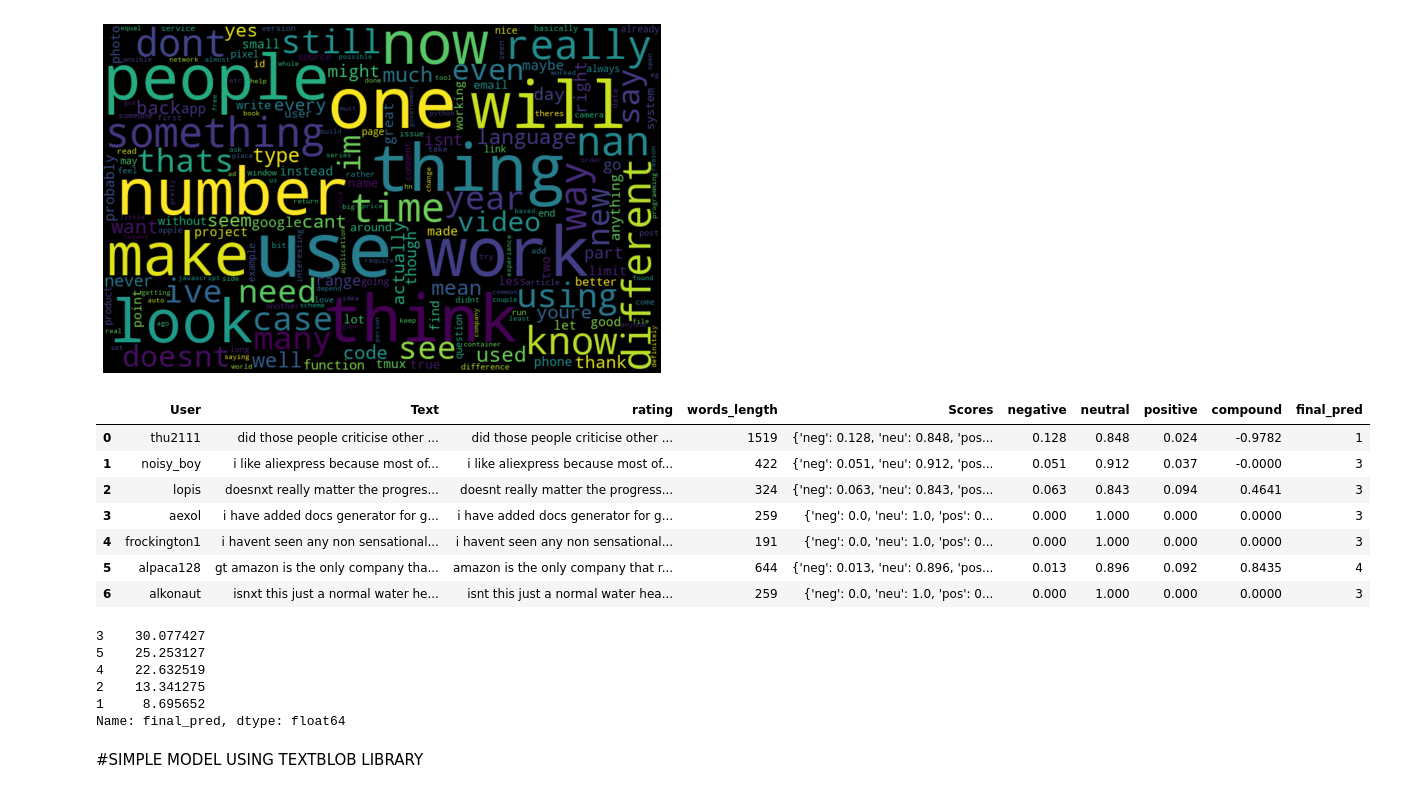
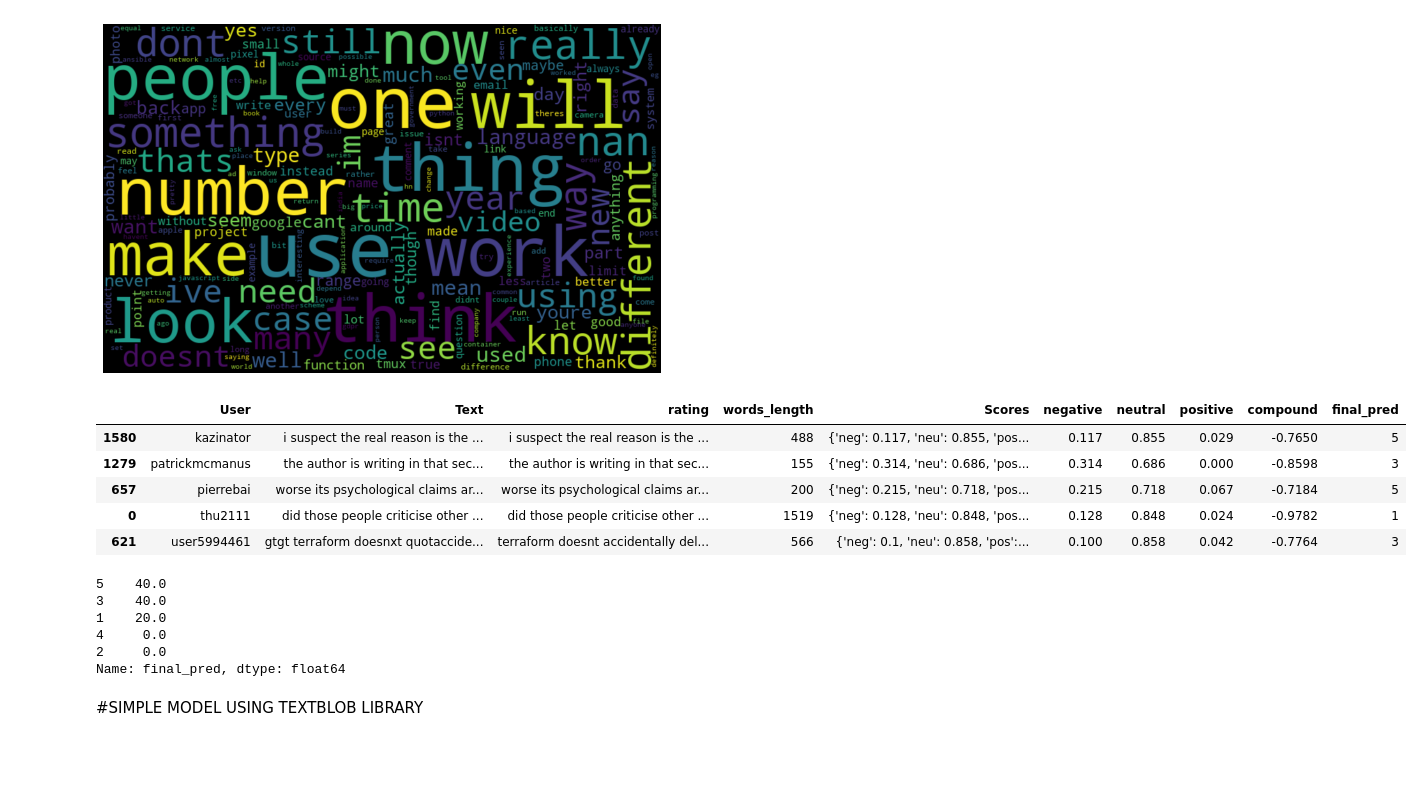
Before and after one commit to Build-Week-Saltiest-Hack-News-Trolls-2/datascience, a Jupyter notebook: Sentimental_Analysis_pre_model.ipynb, the cells around one changed output. Cells and saved outputs as stored; diff of their text form; code cells hidden in the pictures; blank space fills up the shorter version.

```diff
--- a/Sentimental_Analysis_pre_model.ipynb
+++ b/Sentimental_Analysis_pre_model.ipynb
@@ -186,31 +187,34 @@ plt.show()
 # %% [output]
 [figure]
 # %%
-# Calculate Vader sentiment score
-df['final_score'] = df['Text'].apply(lambda x: score_vader(x, vader))
+#Model to se final prediction
+Model = SentimentIntensityAnalyzer()
+def score(sentence, Model):
+    return Model.polarity_scores(sentence)['compound']
+
+# Sentiment score
+df['final_score'] = df['Text'].apply(lambda x: score(x, Model))
 
 #Discretize variable into equal-sized buckets based on rank or based on sample quantiles.
 df['final_pred'] = pd.cut(df['final_score'], bins=5, labels=[1, 2, 3, 4, 5])
-df = df.drop('final_score', axis=1)
-df.head(7)
+df = df.drop('final_score', axis=1).sort_values(by=['User']).iloc[:5]
+df
 # %% [output]
 |  | User | Text | rating | words_length | Scores | negative | neutral | positive | compound | final_pred |
+| 1580 | kazinator | i suspect the real reason is the ... | i suspect the real reason is the ... | 488 | {'neg': 0.117, 'neu': 0.855, 'pos... | 0.117 | 0.855 | 0.029 | -0.7650 | 5 |
+| 1279 | patrickmcmanus | the author is writing in that sec... | the author is writing in that sec... | 155 | {'neg': 0.314, 'neu': 0.686, 'pos... | 0.314 | 0.686 | 0.000 | -0.8598 | 3 |
+| 657 | pierrebai | worse its psychological claims ar... | worse its psychological claims ar... | 200 | {'neg': 0.215, 'neu': 0.718, 'pos... | 0.215 | 0.718 | 0.067 | -0.7184 | 5 |
 | 0 | thu2111 | did those people criticise other ... | did those people criticise other ... | 1519 | {'neg': 0.128, 'neu': 0.848, 'pos... | 0.128 | 0.848 | 0.024 | -0.9782 | 1 |
-| 1 | noisy_boy | i like aliexpress because most of... | i like aliexpress because most of... | 422 | {'neg': 0.051, 'neu': 0.912, 'pos... | 0.051 | 0.912 | 0.037 | -0.0000 | 3 |
-| 2 | lopis | doesnxt really matter the progres... | doesnt really matter the progress... | 324 | {'neg': 0.063, 'neu': 0.843, 'pos... | 0.063 | 0.843 | 0.094 | 0.4641 | 3 |
-| 3 | aexol | i have added docs generator for g... | i have added docs generator for g... | 259 | {'neg': 0.0, 'neu': 1.0, 'pos': 0... | 0.000 | 1.000 | 0.000 | 0.0000 | 3 |
-| 4 | frockington1 | i havent seen any non sensational... | i havent seen any non sensational... | 191 | {'neg': 0.0, 'neu': 1.0, 'pos': 0... | 0.000 | 1.000 | 0.000 | 0.0000 | 3 |
-| 5 | alpaca128 | gt amazon is the only company tha... | amazon is the only company that r... | 644 | {'neg': 0.013, 'neu': 0.896, 'pos... | 0.013 | 0.896 | 0.092 | 0.8435 | 4 |
-| 6 | alkonaut | isnxt this just a normal water he... | isnt this just a normal water hea... | 259 | {'neg': 0.0, 'neu': 1.0, 'pos': 0... | 0.000 | 1.000 | 0.000 | 0.0000 | 3 |
+| 621 | user5994461 | gtgt terraform doesnxt quotaccide... | terraform doesnt accidentally del... | 566 | {'neg': 0.1, 'neu': 0.858, 'pos':... | 0.100 | 0.858 | 0.042 | -0.7764 | 3 |
 # %%
 #percentage value in a column  by category
 df['final_pred'].value_counts(normalize=True) * 100
 # %% [output]
-3    30.077427
-5    25.253127
-4    22.632519
-2    13.341275
-1     8.695652
+5    40.0
+3    40.0
+1    20.0
+4     0.0
+2     0.0
 Name: final_pred, dtype: float64
 # %% [markdown]
 #SIMPLE MODEL USING TEXTBLOB LIBRARY
```
Also changed, not shown: parts of 5 cells of this notebook.
